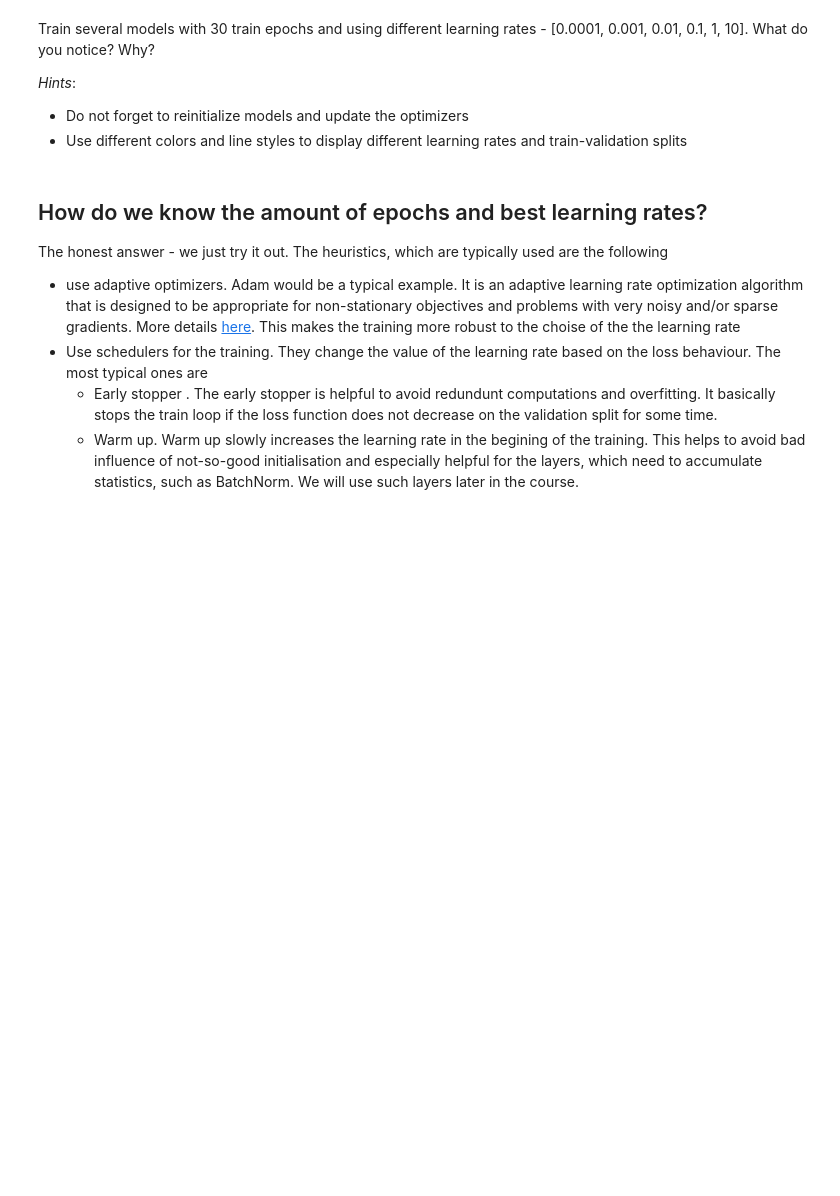
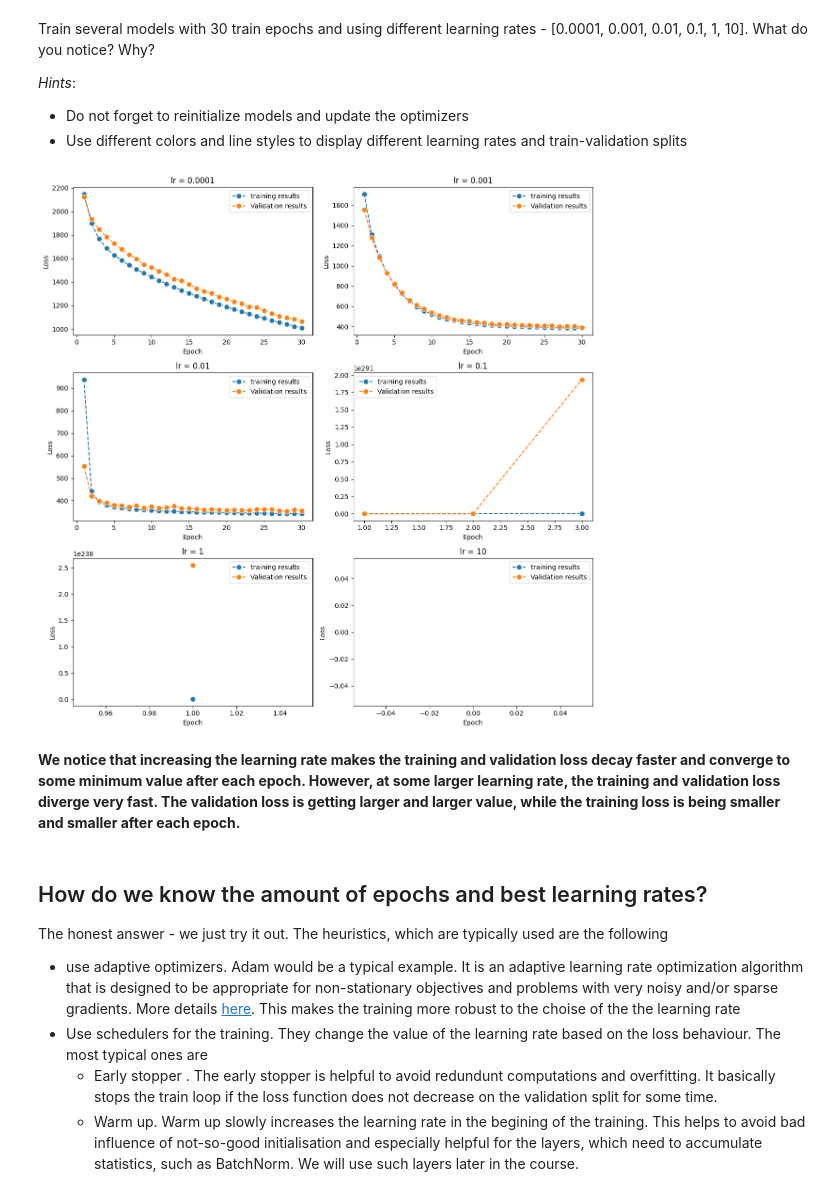
Before and after one commit to josh-wilkinson/MachineLearningExercises, a Jupyter notebook: Practical02/2_NAME1_NAME2_NAME3.ipynb, the cells around one changed output. Cells and saved outputs as stored; diff of their text form; code cells hidden in the pictures; blank space fills up the shorter version.

```diff
--- a/Practical02/2_NAME1_NAME2_NAME3.ipynb
+++ b/Practical02/2_NAME1_NAME2_NAME3.ipynb
@@ -463,5 +682,36 @@ num_epochs = 30
+# %%
+num_epochs = 30
+## TODO - train models with different learning rates
+
+lrs = [0.0001, 0.001, 0.01, 0.1, 1, 10]
+
+# TODO call the run_training function and run it for 10 epochs.
+train_lossess = []
+val_lossess = []
+
+for lr in lrs:
+    model_optimizer = LinearRegression(input_dim, output_dim)
+    model_optimizer.to(device)
+    optimizer = torch.optim.SGD(model_optimizer.parameters(), lr = lr)
+
+    train_losses, val_losses = run_training(model_optimizer, optimizer, train_dataloader, val_dataloader, device, num_epochs)
+    train_lossess.append(train_losses)
+    val_lossess.append(val_losses)
 # %%
 ## TODO plot the losses from different models. What do you see and why?
+
+fig, axs = plt.subplots(3, 2, figsize = (12, 12))
+
+for i, ax, in enumerate(axs.flatten()):
+    plot_function(num_epochs, train_lossess[i], val_lossess[i], ax = ax)
+    ax.set_title(f"lr = {lrs[i]}")
+
+plt.tight_layout()
+plt.show()
+# %% [output]
+[figure, added]
+# %% [markdown]
+**We notice that increasing the learning rate makes the training and validation loss decay faster and converge to some minimum value after each epoch. However, at some larger learning rate, the training and validation loss diverge very fast. The validation loss is getting larger and larger value, while the training loss is being smaller and smaller after each epoch.**
 # %% [markdown]
 ## How do we know the amount of epochs and best learning rates?
 
```
Also changed, not shown: parts of 60 cells of this notebook.
